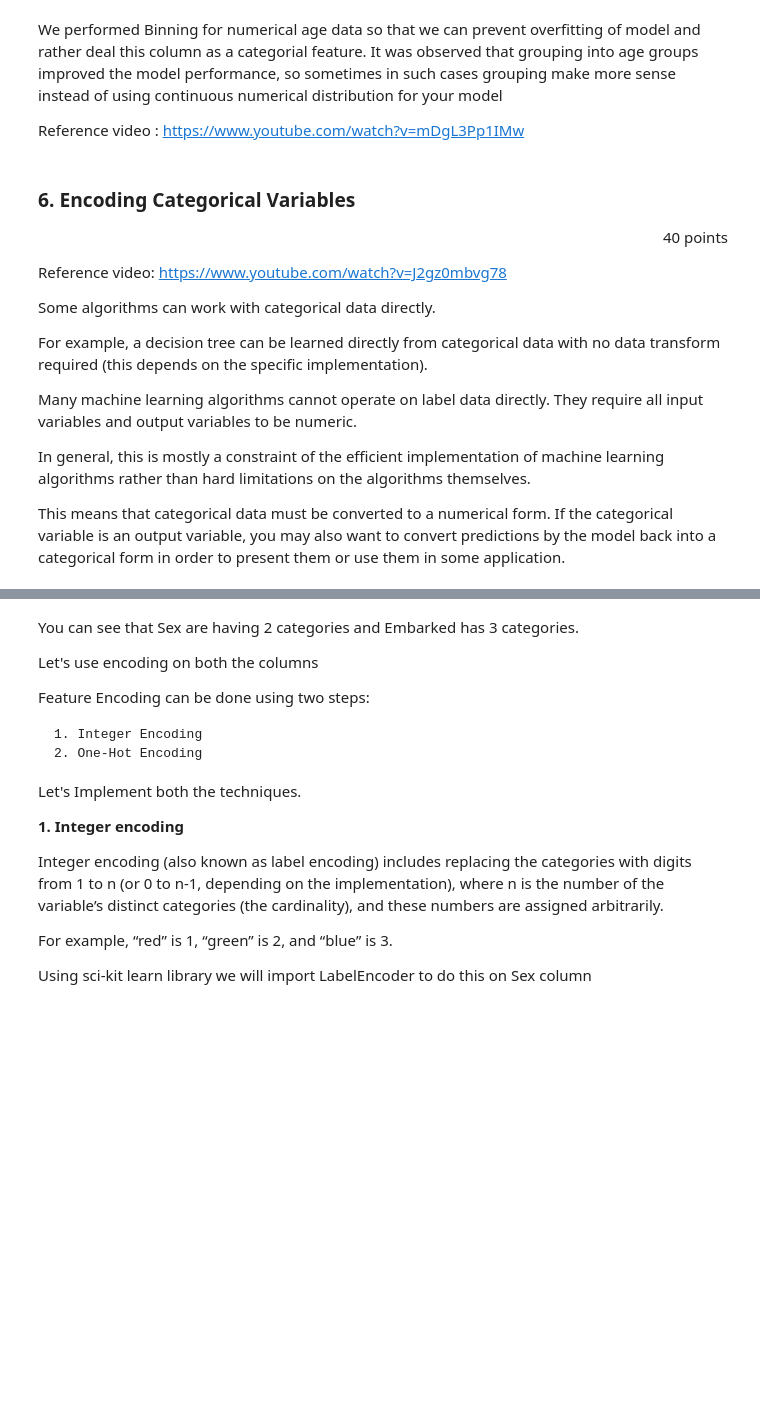
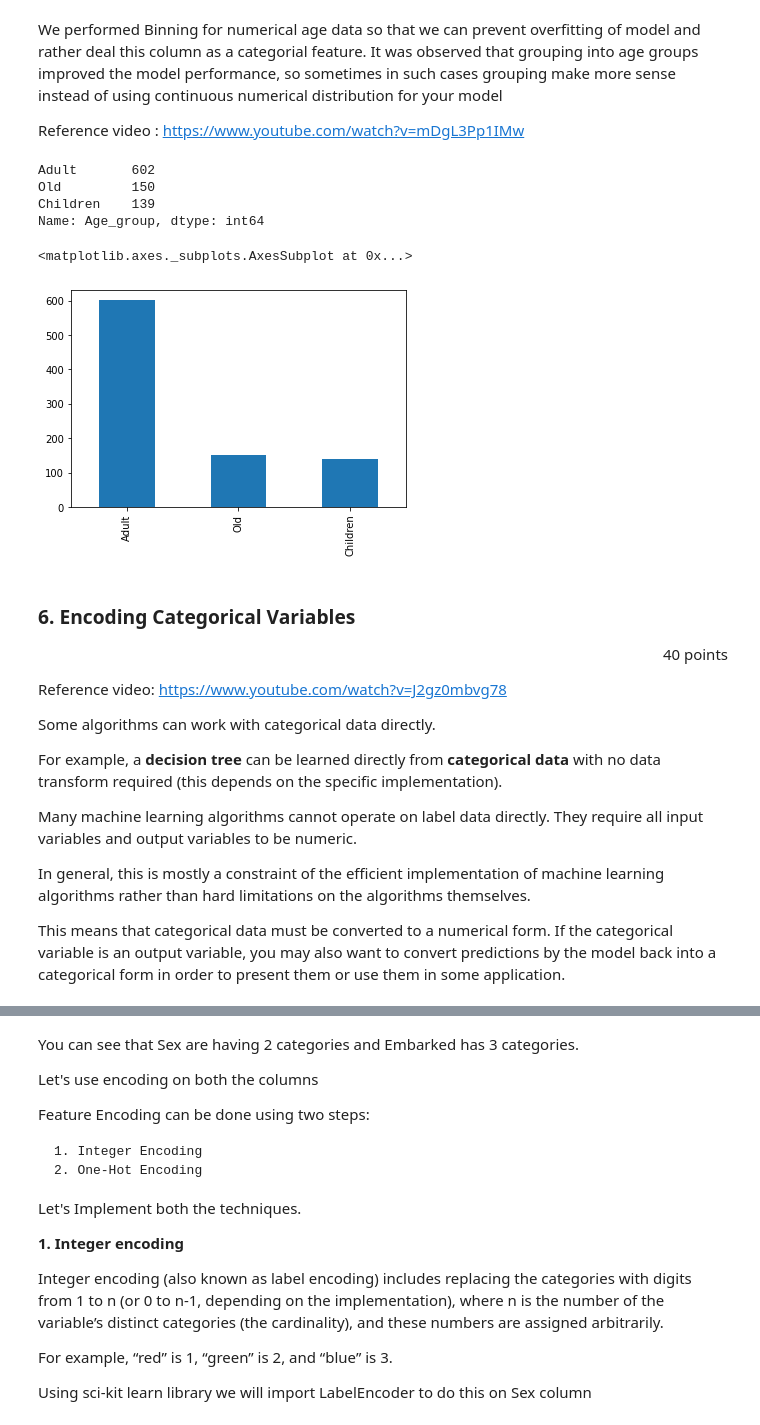
Before and after one commit to sureshmecad/CloudyML-AI-FOR-ALL, a Jupyter notebook: 9_Feature_Engineering_CloudyML.ipynb, the cells around one changed output, grey strips where cells are left out. Saved outputs shown, nothing was run; the diff lists cells and outputs as text; code cells hidden in the pictures; blank space fills up the shorter version.

```diff
--- a/9_Feature_Engineering_CloudyML.ipynb
+++ b/9_Feature_Engineering_CloudyML.ipynb
@@ -448,14 +449,25 @@ We performed Binning for numerical age data so that we can prevent overfitting o
 Reference video : https://www.youtube.com/watch?v=mDgL3Pp1IMw
 # %%
 # copy the data into new_data
-new_data = #
+new_data = data.copy()
 
-# Impliment binning on Age and make another column names Age_group with  bins=[0,18,40,100] and label them as "Children", "Adult" and"Old"
-new_data['Age_group'] = #
+# Impliment binning on Age and make another column names Age_group with  bins=[0,18,40,100] and label them as "Children", "Adult" and "Old"
+new_data['Age_group'] = pd.cut(new_data['Age'], bins=[0,18,40,100], labels=["Children", "Adult", "Old"])
 
-#count total values of each category
+# count total values of each category
+new_data['Age_group'].value_counts()
+# %% [output]
+Adult       602
+Old         150
+Children    139
+Name: Age_group, dtype: int64
 # %%
 #Checking 'Age_group' distribution
+
+new_data['Age_group'].value_counts().plot(kind='bar')
+# %% [output]
+<matplotlib.axes._subplots.AxesSubplot at 0x...>
+[figure, added]
 # %% [markdown]
 ### 6. Encoding Categorical Variables
 
@@ -466,7 +478,7 @@ Reference video: https://www.youtube.com/watch?v=J2gz0mbvg78
 
 Some algorithms can work with categorical data directly.
 
-For example, a decision tree can be learned directly from categorical data with no data transform required (this depends on the specific implementation).
+For example, a **decision tree** can be learned directly from **categorical data** with no data transform required (this depends on the specific implementation).
 
 Many machine learning algorithms cannot operate on label data directly. They require all input variables and output variables to be numeric.
 
```
Also changed, not shown: parts of 25 cells of this notebook.
